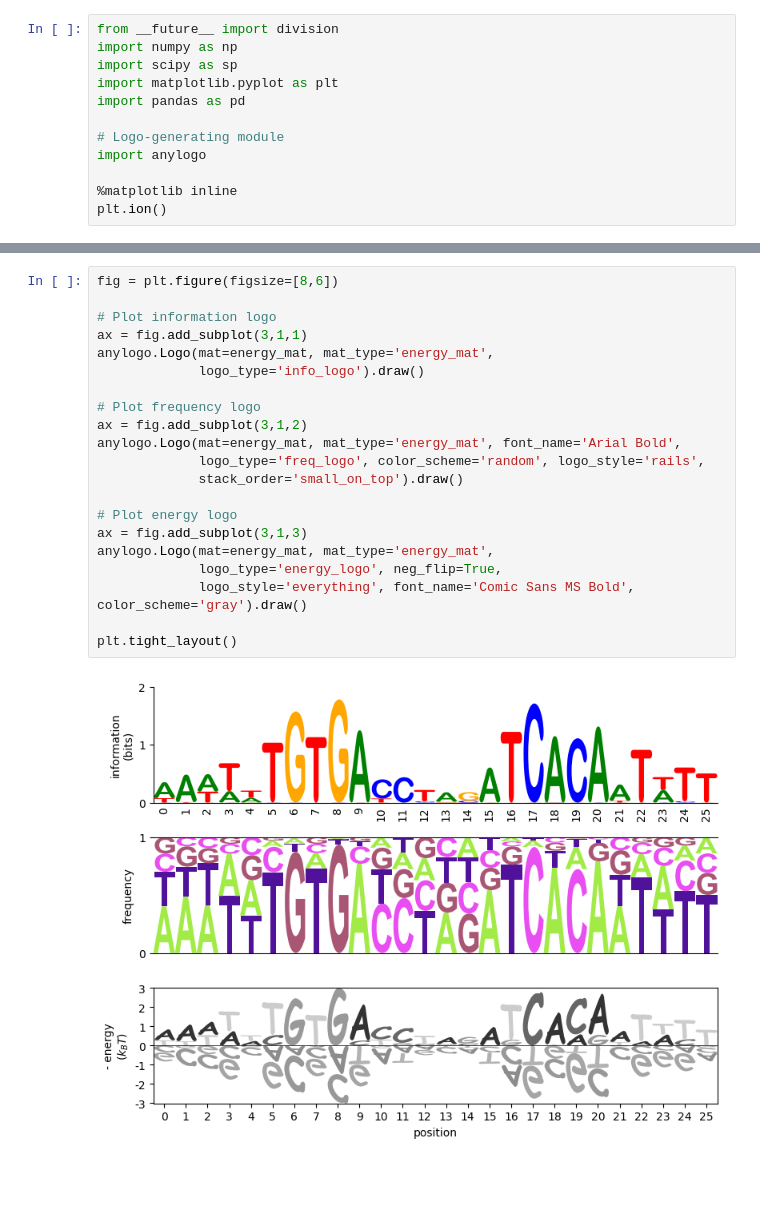
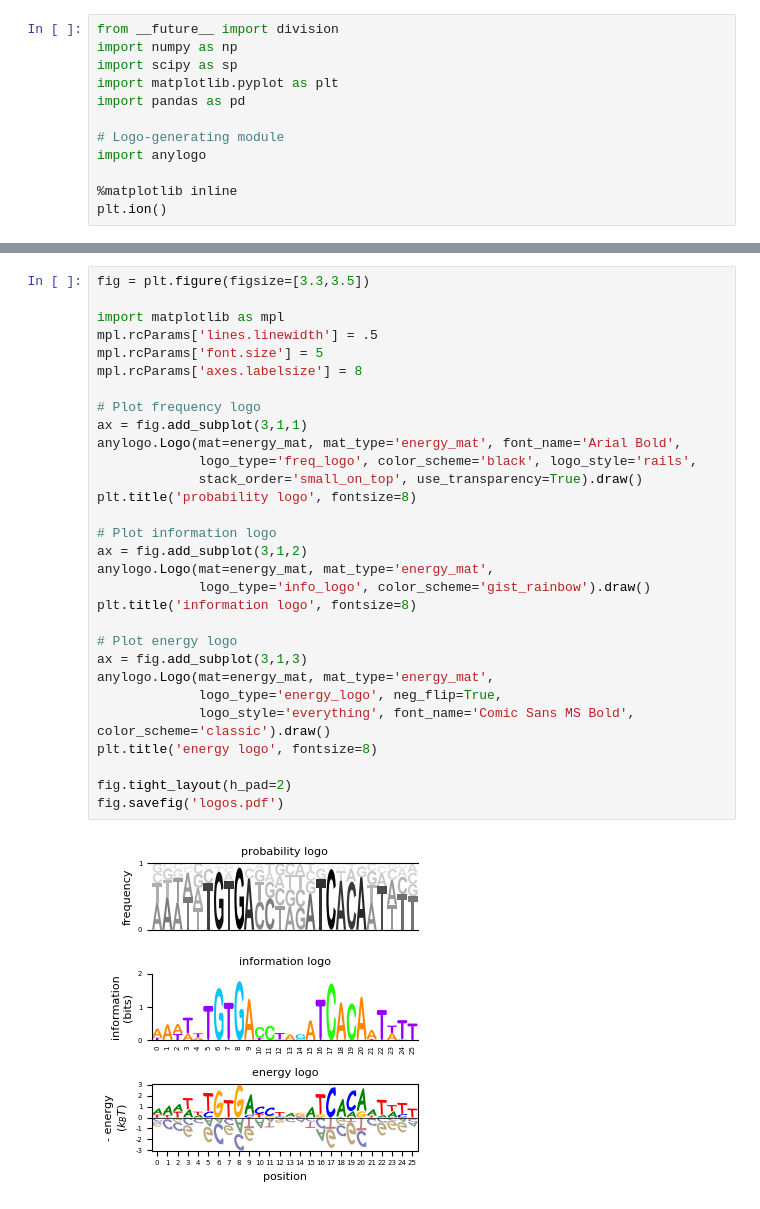
Before and after one commit to jbkinney/logomaker, a Jupyter notebook: test_anylogo.ipynb, the cells around one changed output, grey strips where cells are left out. Cells and saved outputs as stored; diff of their text form; blank space fills up the shorter version.

Commit message:
revised test_anylogo.ipynb

```diff
--- a/test_anylogo.ipynb
+++ b/test_anylogo.ipynb
@@ -24,23 +31,32 @@ energy_mat.head()
 # %%
-fig = plt.figure(figsize=[8,6])
+fig = plt.figure(figsize=[3.3,3.5])
+
+import matplotlib as mpl
+mpl.rcParams['lines.linewidth'] = .5
+mpl.rcParams['font.size'] = 5
+mpl.rcParams['axes.labelsize'] = 8
+
+# Plot frequency logo
+ax = fig.add_subplot(3,1,1)
+anylogo.Logo(mat=energy_mat, mat_type='energy_mat', font_name='Arial Bold',
+             logo_type='freq_logo', color_scheme='black', logo_style='rails',
+             stack_order='small_on_top', use_transparency=True).draw()
+plt.title('probability logo', fontsize=8)
 
 # Plot information logo
-ax = fig.add_subplot(3,1,1)
+ax = fig.add_subplot(3,1,2)
 anylogo.Logo(mat=energy_mat, mat_type='energy_mat',
-             logo_type='info_logo').draw()
-
-# Plot frequency logo
-ax = fig.add_subplot(3,1,2)
-anylogo.Logo(mat=energy_mat, mat_type='energy_mat', font_name='Arial Bold',
-             logo_type='freq_logo', color_scheme='random', logo_style='rails',
-             stack_order='small_on_top').draw()
+             logo_type='info_logo', color_scheme='gist_rainbow').draw()
+plt.title('information logo', fontsize=8)
 
 # Plot energy logo
 ax = fig.add_subplot(3,1,3)
 anylogo.Logo(mat=energy_mat, mat_type='energy_mat',
              logo_type='energy_logo', neg_flip=True,
-             logo_style='everything', font_name='Comic Sans MS Bold', color_scheme='gray').draw()
+             logo_style='everything', font_name='Comic Sans MS Bold', color_scheme='classic').draw()
+plt.title('energy logo', fontsize=8)
 
-plt.tight_layout()
+fig.tight_layout(h_pad=2)
+fig.savefig('logos.pdf')
 # %% [output]
-[figure, old version]
+[figure, new version]
```
Also changed, not shown: parts of 2 cells of this notebook, 2 other files.
